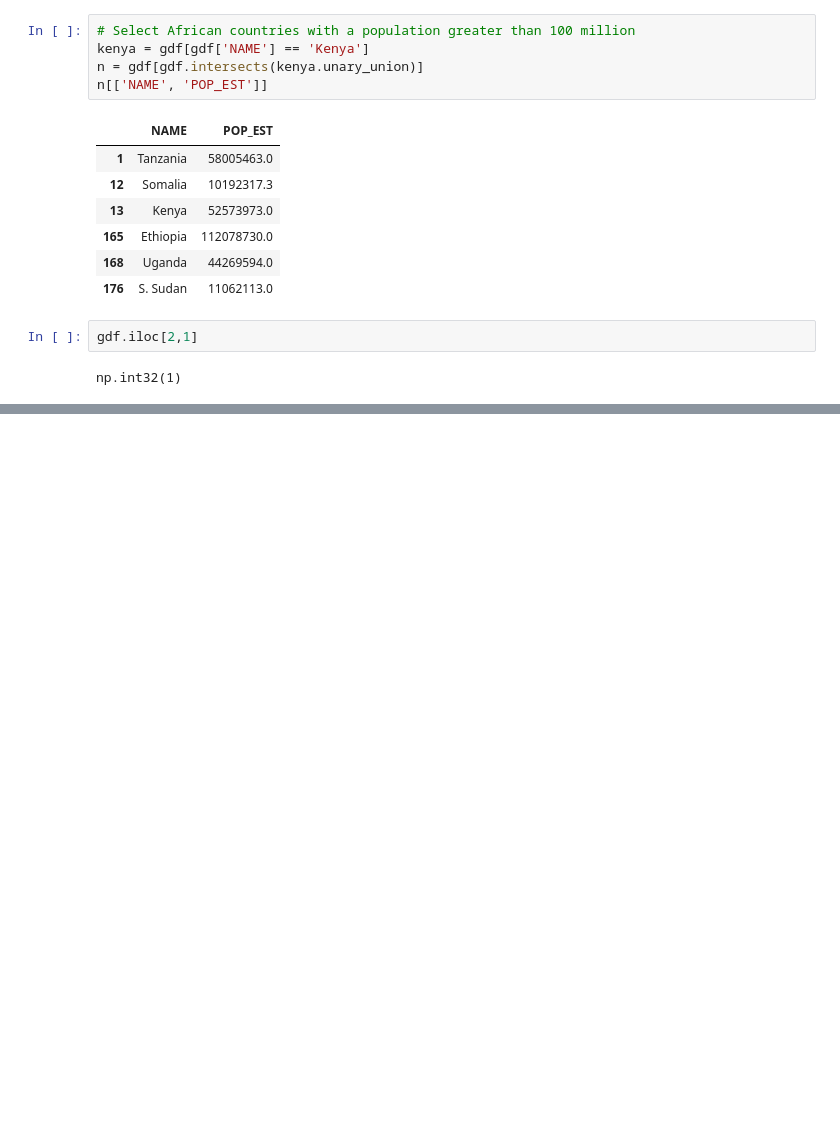
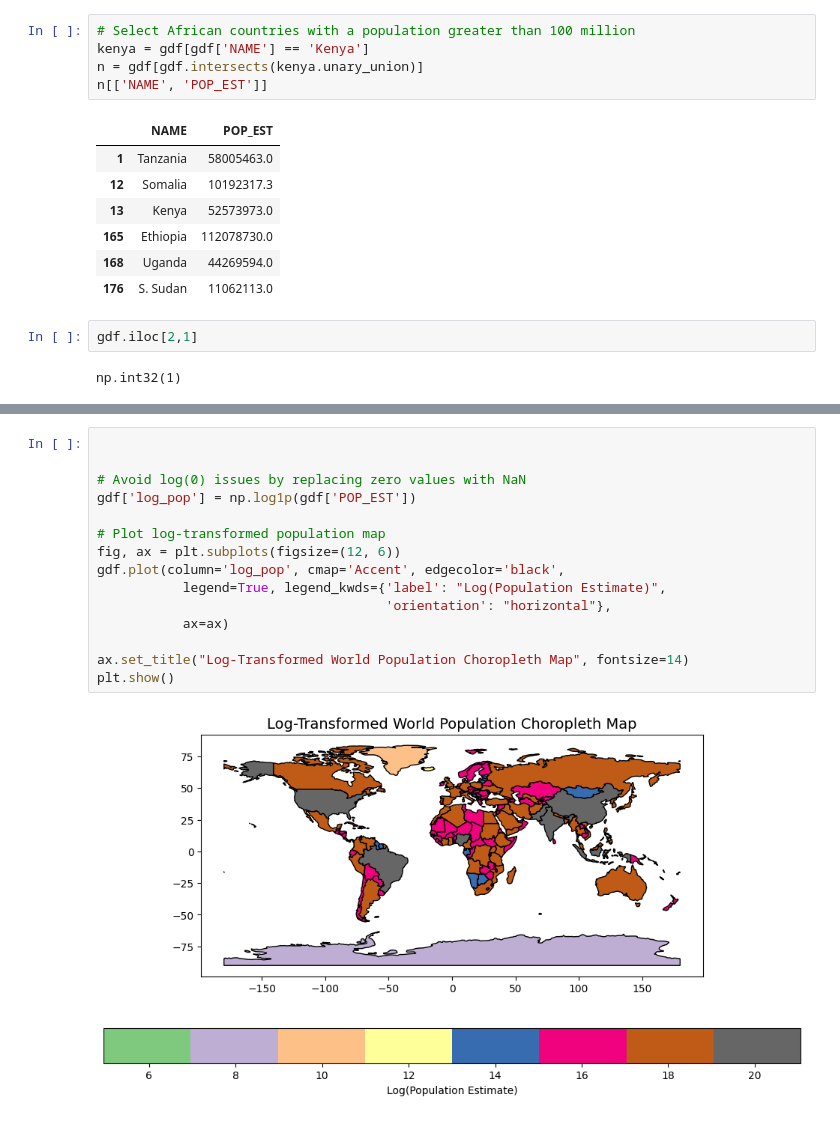
Before and after one commit to b3rian/Geospatial-Analysis, a Jupyter notebook: geopandas tutorial.ipynb, the cells around one changed output, grey strips where cells are left out. Drawn from its saved outputs; the diff is of its cells as text; blank space fills up the shorter version.

```diff
--- a/geopandas tutorial.ipynb
+++ b/geopandas tutorial.ipynb
@@ -47,0 +67,17 @@ np.int32(1)
+# %%
+
+
+# Avoid log(0) issues by replacing zero values with NaN
+gdf['log_pop'] = np.log1p(gdf['POP_EST'])
+
+# Plot log-transformed population map
+fig, ax = plt.subplots(figsize=(12, 6))
+gdf.plot(column='log_pop', cmap='Accent', edgecolor='black',
+           legend=True, legend_kwds={'label': "Log(Population Estimate)",
+                                     'orientation': "horizontal"},
+           ax=ax)
+
+ax.set_title("Log-Transformed World Population Choropleth Map", fontsize=14)
+plt.show()
+# %% [output]
+[figure, added]
```
Also changed, not shown: parts of 4 cells of this notebook.
